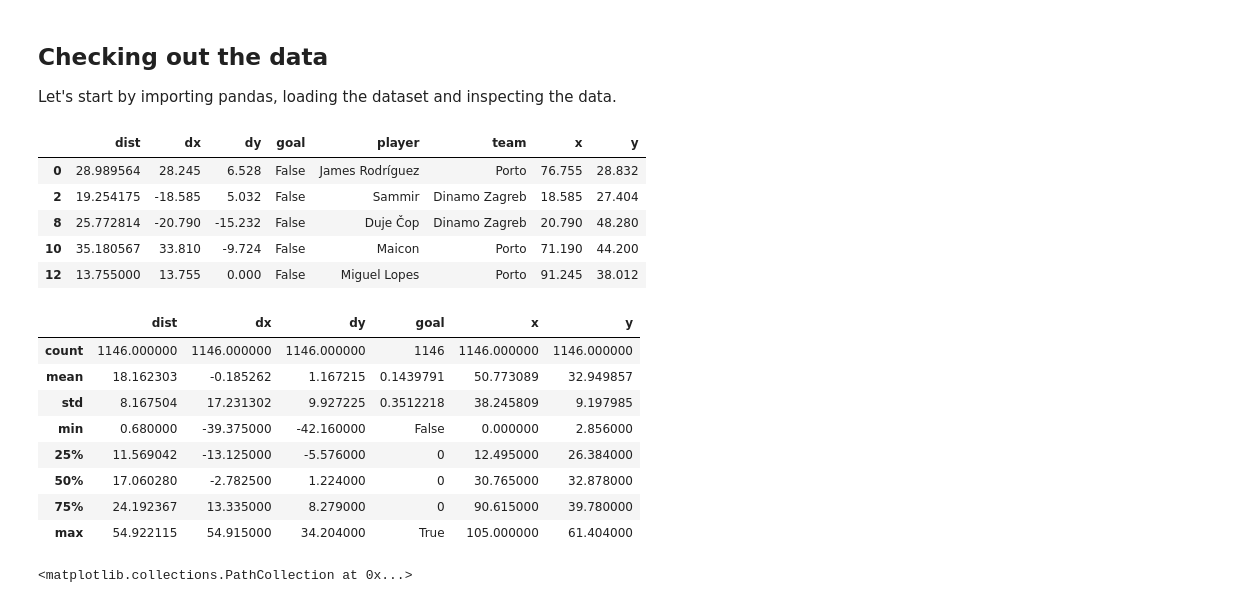
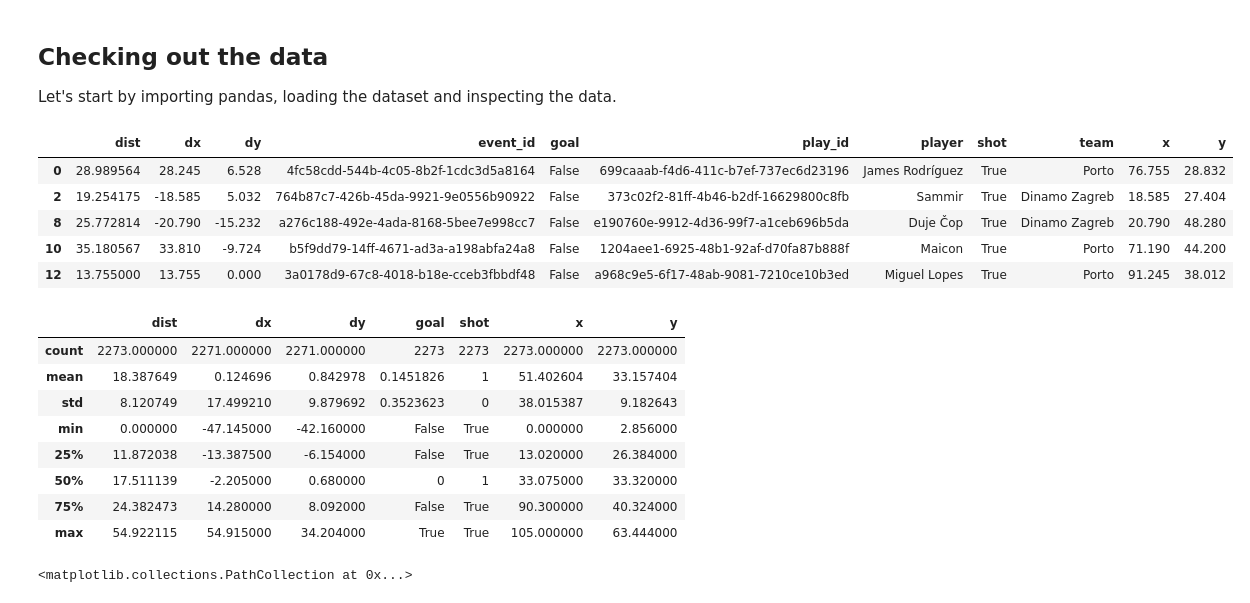
Before and after one commit to rjtavares/football-crunching, a Jupyter notebook: notebooks/how likely is it to score from 45 meters.ipynb, the cells around one changed output. Saved outputs shown, nothing was run; the diff lists cells and outputs as text; code cells hidden in the pictures.

```diff
--- a/notebooks/how likely is it to score from 45 meters.ipynb
+++ b/notebooks/how likely is it to score from 45 meters.ipynb
@@ -33,27 +40,30 @@ Enough talk already, let's get down to business:
 Let's start by importing pandas, loading the dataset and inspecting the data.
 # %%
 import pandas as pd
+import numpy as np
+from matplotlib import pyplot as plt
+%matplotlib inline
 
-dfShots = pd.read_csv('..\datasets\cl-shots-2012.csv', index_col=0)
+dfShots = pd.read_csv('..\datasets\cl-shots-2012.csv', index_col=0, na_values='N/A')
 
 dfShots.head()
 # %% [output]
-|  | dist | dx | dy | goal | player | team | x | y |
-| 0 | 28.989564 | 28.245 | 6.528 | False | James Rodríguez | Porto | 76.755 | 28.832 |
-| 2 | 19.254175 | -18.585 | 5.032 | False | Sammir | Dinamo Zagreb | 18.585 | 27.404 |
-| 8 | 25.772814 | -20.790 | -15.232 | False | Duje Čop | Dinamo Zagreb | 20.790 | 48.280 |
-| 10 | 35.180567 | 33.810 | -9.724 | False | Maicon | Porto | 71.190 | 44.200 |
-| 12 | 13.755000 | 13.755 | 0.000 | False | Miguel Lopes | Porto | 91.245 | 38.012 |
+|  | dist | dx | dy | event_id | goal | play_id | player | shot | team | x | y |
+| 0 | 28.989564 | 28.245 | 6.528 | 4fc58cdd-544b-4c05-8b2f-1cdc3d5a8164 | False | 699caaab-f4d6-411c-b7ef-737ec6d23196 | James Rodríguez | True | Porto | 76.755 | 28.832 |
+| 2 | 19.254175 | -18.585 | 5.032 | 764b87c7-426b-45da-9921-9e0556b90922 | False | 373c02f2-81ff-4b46-b2df-16629800c8fb | Sammir | True | Dinamo Zagreb | 18.585 | 27.404 |
+| 8 | 25.772814 | -20.790 | -15.232 | a276c188-492e-4ada-8168-5bee7e998cc7 | False | e190760e-9912-4d36-99f7-a1ceb696b5da | Duje Čop | True | Dinamo Zagreb | 20.790 | 48.280 |
+| 10 | 35.180567 | 33.810 | -9.724 | b5f9dd79-14ff-4671-ad3a-a198abfa24a8 | False | 1204aee1-6925-48b1-92af-d70fa87b888f | Maicon | True | Porto | 71.190 | 44.200 |
+| 12 | 13.755000 | 13.755 | 0.000 | 3a0178d9-67c8-4018-b18e-cceb3fbbdf48 | False | a968c9e5-6f17-48ab-9081-7210ce10b3ed | Miguel Lopes | True | Porto | 91.245 | 38.012 |
 # %%
 dfShots.describe()
 # %% [output]
-|  | dist | dx | dy | goal | x | y |
-| count | 1146.000000 | 1146.000000 | 1146.000000 | 1146 | 1146.000000 | 1146.000000 |
-| mean | 18.162303 | -0.185262 | 1.167215 | 0.1439791 | 50.773089 | 32.949857 |
-| std | 8.167504 | 17.231302 | 9.927225 | 0.3512218 | 38.245809 | 9.197985 |
-| min | 0.680000 | -39.375000 | -42.160000 | False | 0.000000 | 2.856000 |
-| 25% | 11.569042 | -13.125000 | -5.576000 | 0 | 12.495000 | 26.384000 |
-| 50% | 17.060280 | -2.782500 | 1.224000 | 0 | 30.765000 | 32.878000 |
-| 75% | 24.192367 | 13.335000 | 8.279000 | 0 | 90.615000 | 39.780000 |
-| max | 54.922115 | 54.915000 | 34.204000 | True | 105.000000 | 61.404000 |
+|  | dist | dx | dy | goal | shot | x | y |
+| count | 2273.000000 | 2271.000000 | 2271.000000 | 2273 | 2273 | 2273.000000 | 2273.000000 |
+| mean | 18.387649 | 0.124696 | 0.842978 | 0.1451826 | 1 | 51.402604 | 33.157404 |
+| std | 8.120749 | 17.499210 | 9.879692 | 0.3523623 | 0 | 38.015387 | 9.182643 |
+| min | 0.000000 | -47.145000 | -42.160000 | False | True | 0.000000 | 2.856000 |
+| 25% | 11.872038 | -13.387500 | -6.154000 | False | True | 13.020000 | 26.384000 |
+| 50% | 17.511139 | -2.205000 | 0.680000 | 0 | 1 | 33.075000 | 33.320000 |
+| 75% | 24.382473 | 14.280000 | 8.092000 | False | True | 90.300000 | 40.324000 |
+| max | 54.922115 | 54.915000 | 34.204000 | True | True | 105.000000 | 63.444000 |
 # %%
```
Also changed, not shown: parts of 11 cells of this notebook, 1 other file.
